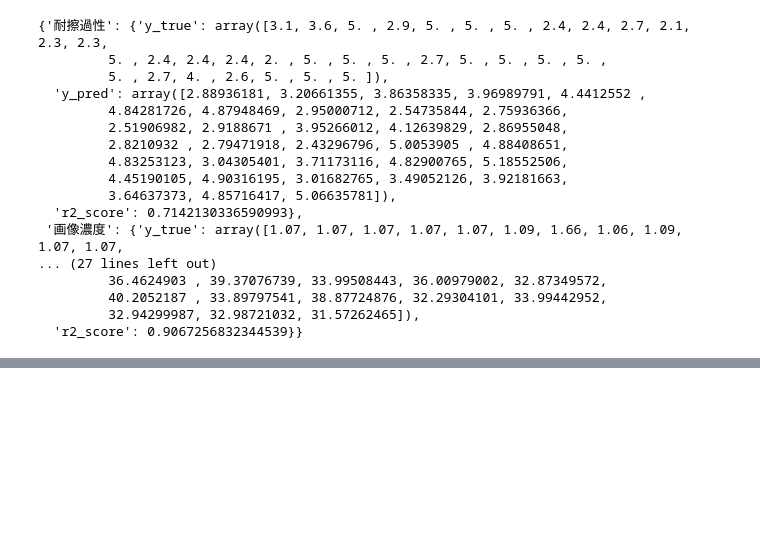
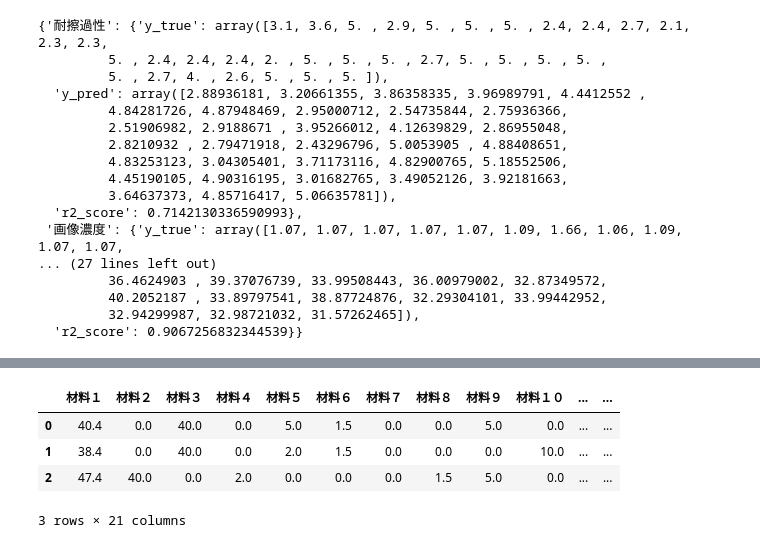
Before and after one commit to mipypf/practical-mi-guide, a Jupyter notebook: chapter5/src/ bayesian_optimization_gpr.ipynb, the cells around one changed output, grey strips where cells are left out. Cells and saved outputs as stored; diff of their text form; code cells hidden in the pictures; blank space fills up the shorter version.

```diff
--- a/chapter5/src/ bayesian_optimization_gpr.ipynb
+++ b/chapter5/src/ bayesian_optimization_gpr.ipynb
@@ -36,7 +34,7 @@ X_scaled = scaler.fit_transform(X)
 kf = KFold(n_splits=5, shuffle=True, random_state=42)
 
 kernel_complex = (
-RBF() + WhiteKernel()
+ RBF() + WhiteKernel()
 )
 
 # 複合カーネル でモデルを構築
@@ -44,7 +42,7 @@ results_complex_per_feature = {}
 
 for target in ["耐擦過性", "画像濃度", "粘度", "表面張力"]:
     y_true_all, y_pred_all = [], []
-    for train_idx, test_idx in kf.split(X_scaled):
+    for train_idx, test_idx in kf.split(X):
         X_train, X_test = X_scaled[train_idx], X_scaled[test_idx]
         y_train, y_test = Y[target].iloc[train_idx], Y[target].iloc[test_idx]
 
@@ -99,4 +97,19 @@ results_complex_per_feature
          40.2052187 , 33.89797541, 38.87724876, 32.29304101, 33.99442952,
          32.94299987, 32.98721032, 31.57262465]),
   'r2_score': 0.9067256832344539}}
+# %%
+# 材料列を特定
+material_columns = [
+    "材料１", "材料２", "材料３", "材料４", "材料５",
+    "材料６", "材料７", "材料８", "材料９", "材料１０",
+    "材料１１", "材料１２", "材料１３"
+]
+material_indices = [X.columns.get_loc(col) for col in material_columns]
+
+# カーネルを定義し、各目的変数に対してガウス過程モデルを構築
+models_scaled = {}
+for target in Y.columns:
+    gp_model = GaussianProcessRegressor(kernel=kernel_complex, random_state=42, normalize_y=True)
+    gp_model.fit(X_scaled, Y[target])  # スケーリング後の説明変数を使用
+    models_scaled[target] = gp_model
 # %%
@@ -242,0 +299,8 @@ Iteration 30/30, Best Score: 8.71258642410215
+# %%
+final_results_df
+# %% [output]
+|  | 材料１ | 材料２ | 材料３ | 材料４ | 材料５ | 材料６ | 材料７ | 材料８ | 材料９ | 材料１０ | ... | ... |
+| 0 | 40.4 | 0.0 | 40.0 | 0.0 | 5.0 | 1.5 | 0.0 | 0.0 | 5.0 | 0.0 | ... | ... |
+| 1 | 38.4 | 0.0 | 40.0 | 0.0 | 2.0 | 1.5 | 0.0 | 0.0 | 0.0 | 10.0 | ... | ... |
+| 2 | 47.4 | 40.0 | 0.0 | 2.0 | 0.0 | 0.0 | 0.0 | 1.5 | 5.0 | 0.0 | ... | ... |
+3 rows × 21 columns
```
Also changed, not shown: parts of 4 cells of this notebook, 2 other files.
